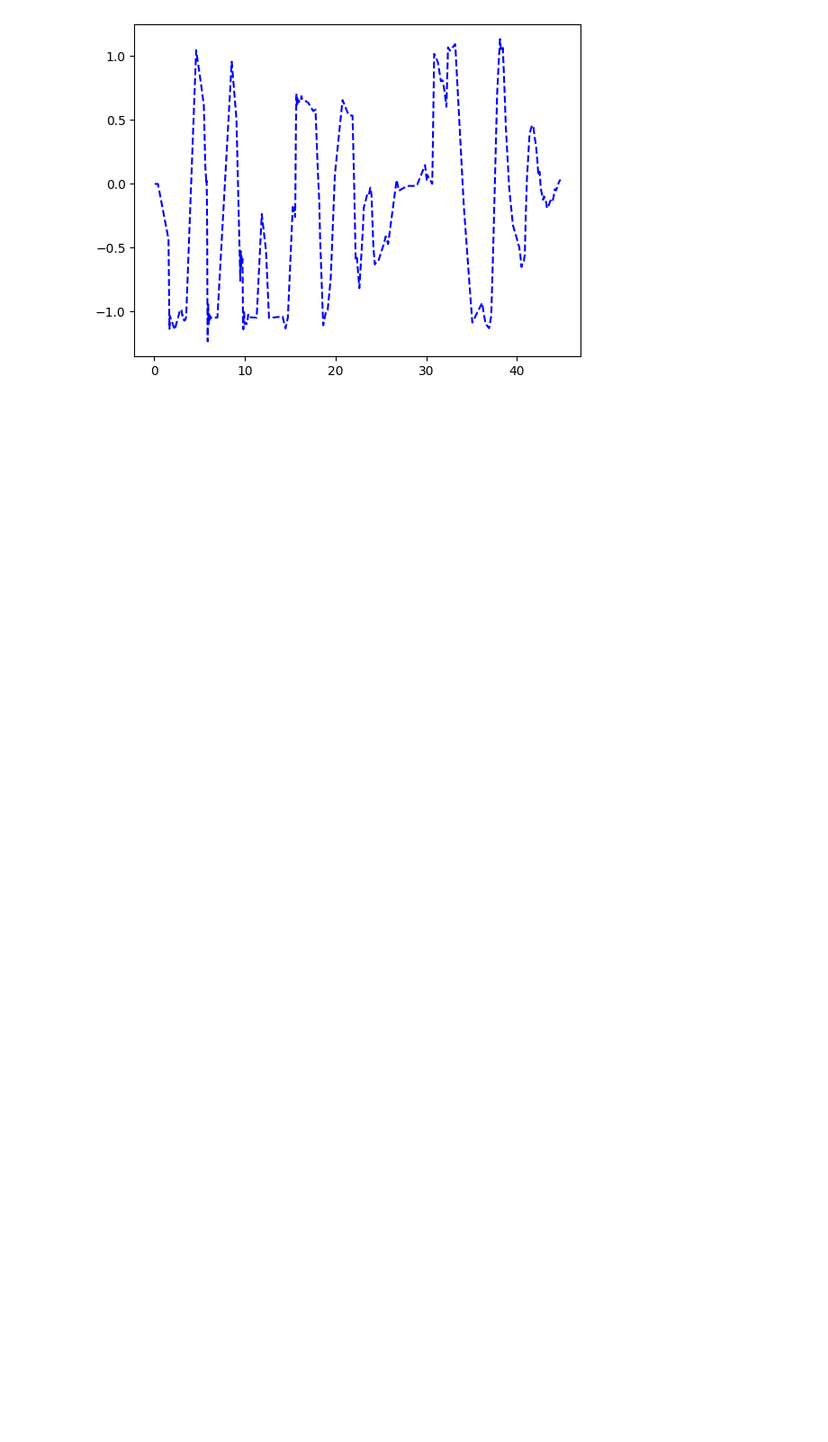
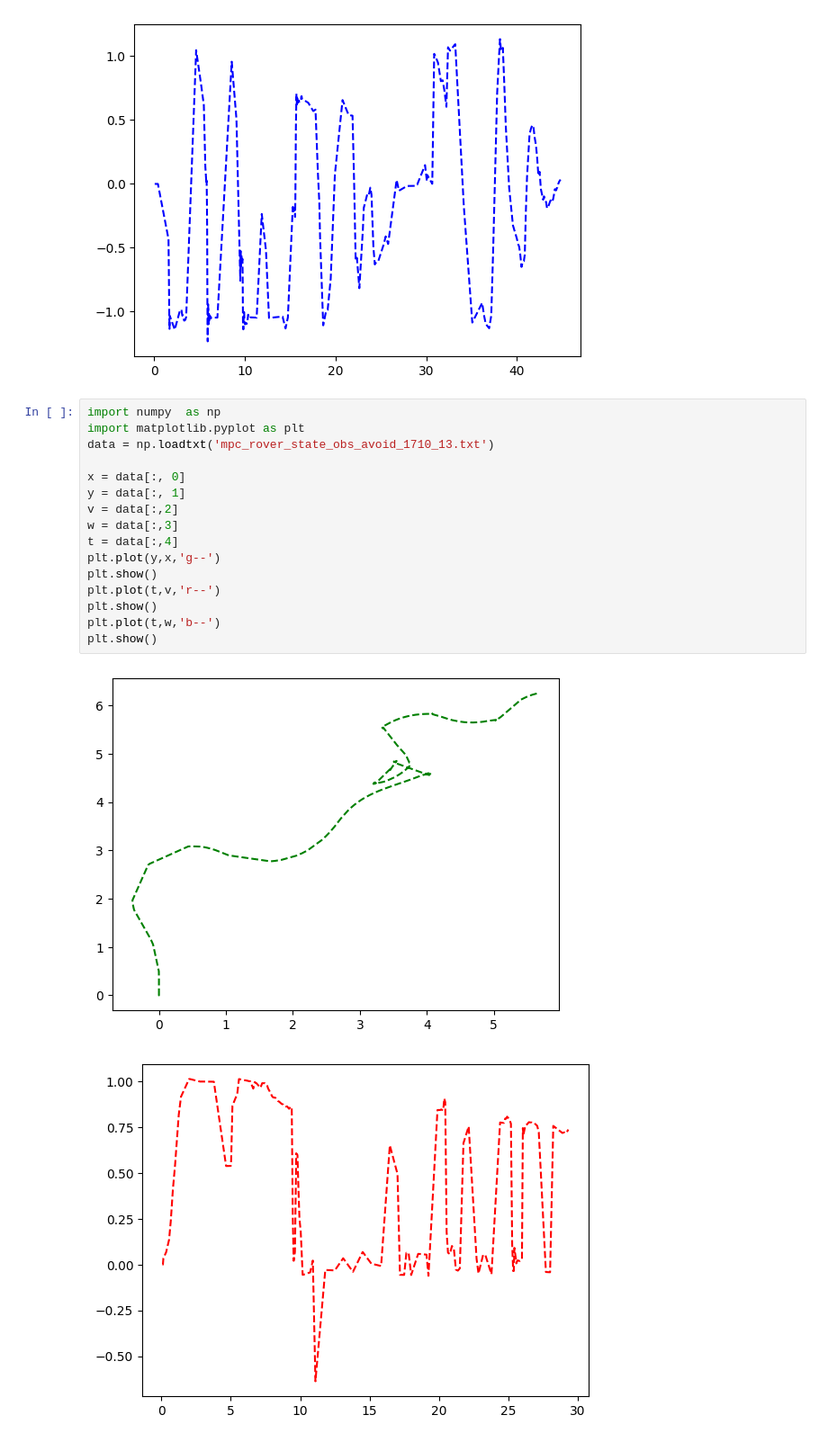
Before and after one commit to lenhatquang2512/MPC_PID_ROS2_Control, a Jupyter notebook: scripts/plot_rover.ipynb, the cells around one changed output. Shown at 90% size. Cells and saved outputs as stored; diff of their text form; blank space fills up the shorter version.

Commit message:
implement mpc path follow, modify pid obs avoid, add more configs

```diff
--- a/scripts/plot_rover.ipynb
+++ b/scripts/plot_rover.ipynb
@@ -141,3 +141,22 @@ plt.show()
 [figure]
 [figure]
 [figure]
+# %%
+import numpy  as np
+import matplotlib.pyplot as plt
+data = np.loadtxt('mpc_rover_state_obs_avoid_1710_13.txt')
+
+x = data[:, 0]
+y = data[:, 1]
+v = data[:,2]
+w = data[:,3]
+t = data[:,4]
+plt.plot(y,x,'g--')
+plt.show()
+plt.plot(t,v,'r--')
+plt.show()
+plt.plot(t,w,'b--')
+plt.show()
+# %% [output]
+[figure, added]
+[figure, added]
```
Also changed, not shown: parts of 3 cells of this notebook, 9 other files.
